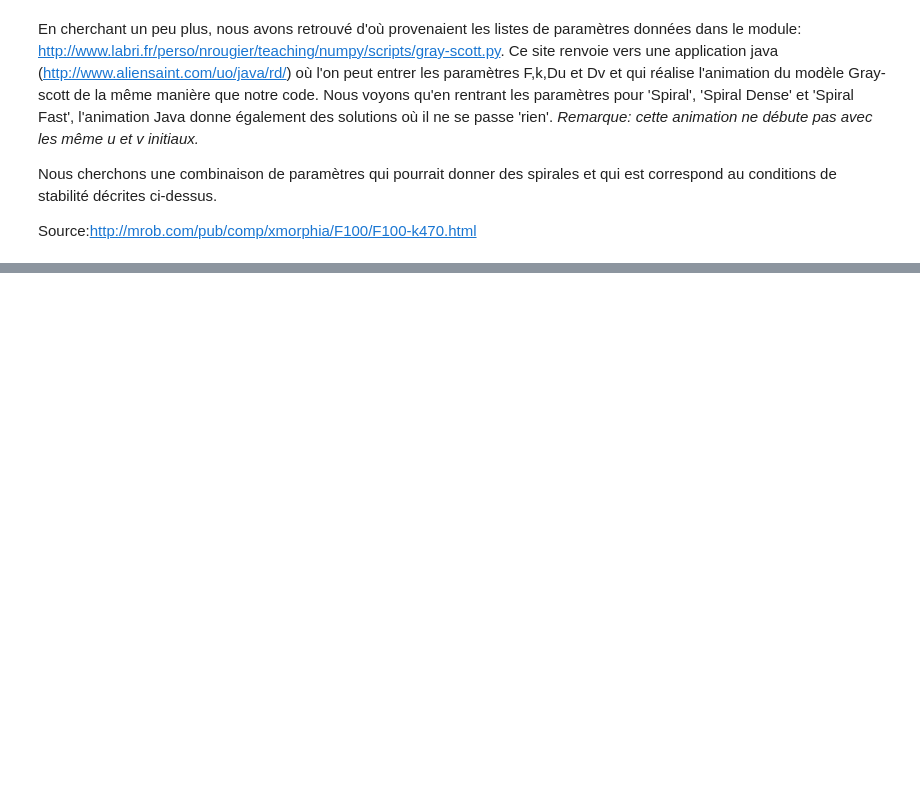
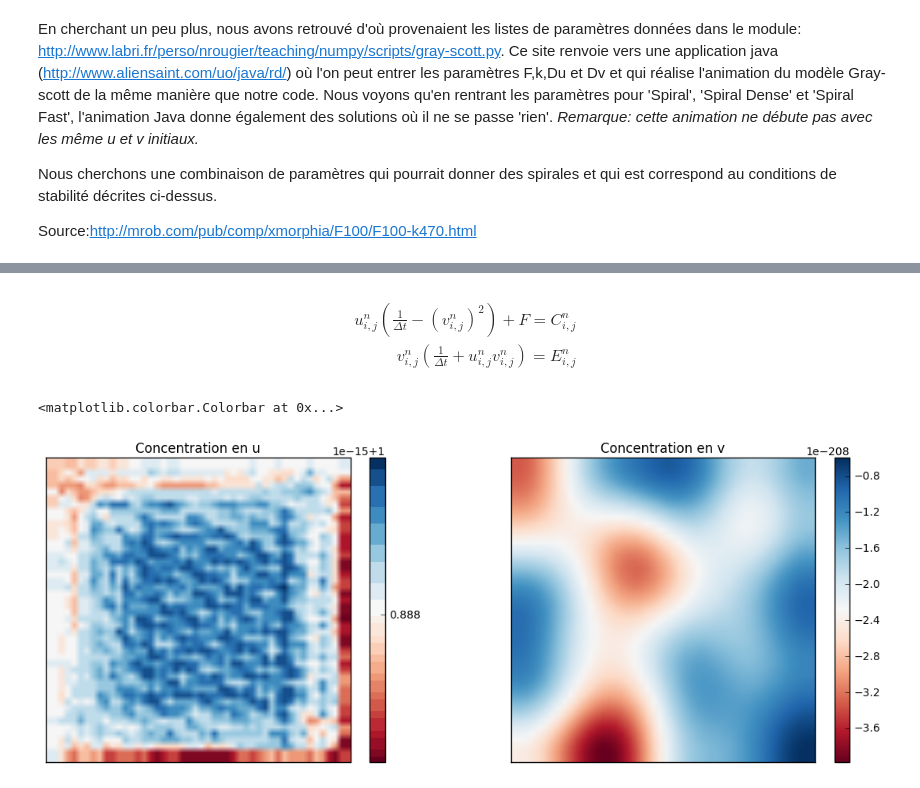
Before and after one commit to be-rays/Module4, a Jupyter notebook: Greyscott.ipynb, the cells around one changed output, grey strips where cells are left out. Saved outputs shown, nothing was run; the diff lists cells and outputs as text; code cells hidden in the pictures; blank space fills up the shorter version.

```diff
--- a/Greyscott.ipynb
+++ b/Greyscott.ipynb
@@ -377,0 +585,5 @@ HTML(ani.to_html5_video())
+# %% [markdown]
+\begin{align}
+{u_{i,j}^{n}}{(\frac{1}{\Delta t} - (v_{i,j}^{n})^2)} + F = C_{i,j}^{n}\\
+{v_{i,j}^{n}}{(\frac{1}{\Delta t} + u_{i,j}^{n} v_{i,j}^{n})} = {E_{i,j}^{n}}
+\end{align}
@@ -377,0 +633,39 @@ HTML(ani.to_html5_video())
+# %%
+def btcs_2D(uu,vv, Au, Av, CI):
+    [dt,nt]=dtandnt(CI)
+    F=CI[2]
+    u=uu.copy()
+    v=vv.copy()
+    for n in range(nt):
+        un = u.copy()
+        vn = v.copy()
+        Cn = generateCn(CI,un,vn)
+        En = generateEn(CI,un,vn)
+        # Use numpy.linalg.solve
+        u_interior = solve(Au,Cn)
+        v_interior = solve(Av,En)
+        u = map_1Dto2D(u_interior)
+        v = map_1Dto2D(v_interior)
+
+    return (u,v)
+# %%
+Au = constructMatrix(CI1[0],dh,dtandnt(CI1)[0],CI1[2])
+# %%
+Av = constructMatrix(CI1[1],dh,dtandnt(CI1)[0],CI1[2]+CI1[3])
+# %%
+sol = btcs_2D(u0,v0,Au,Av,CI1)
+# %%
+    fig = pyplot.figure(figsize=(14,5))
+    pyplot.subplot(121)
+    pyplot.imshow(sol[0], cmap = cm.RdBu)
+    pyplot.title('Concentration en u')
+    pyplot.xticks([]), pyplot.yticks([]);
+    pyplot.colorbar()
+    pyplot.subplot(122)
+    pyplot.imshow(sol[1], cmap = cm.RdBu)
+    pyplot.title('Concentration en v')
+    pyplot.xticks([]), pyplot.yticks([]);
+    pyplot.colorbar()
+# %% [output]
+<matplotlib.colorbar.Colorbar at 0x...>
+[figure, added]
```
Also changed, not shown: parts of 22 cells of this notebook.
